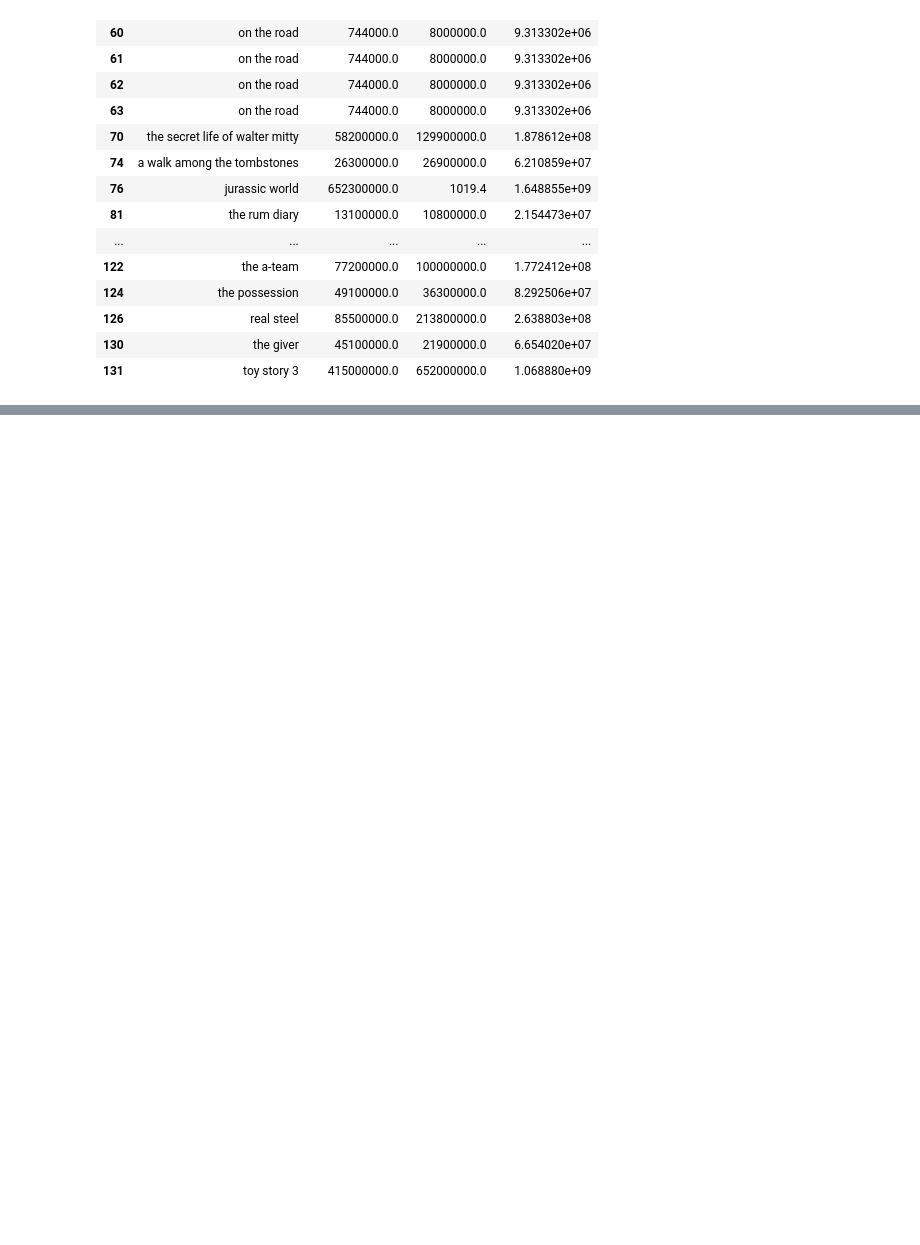
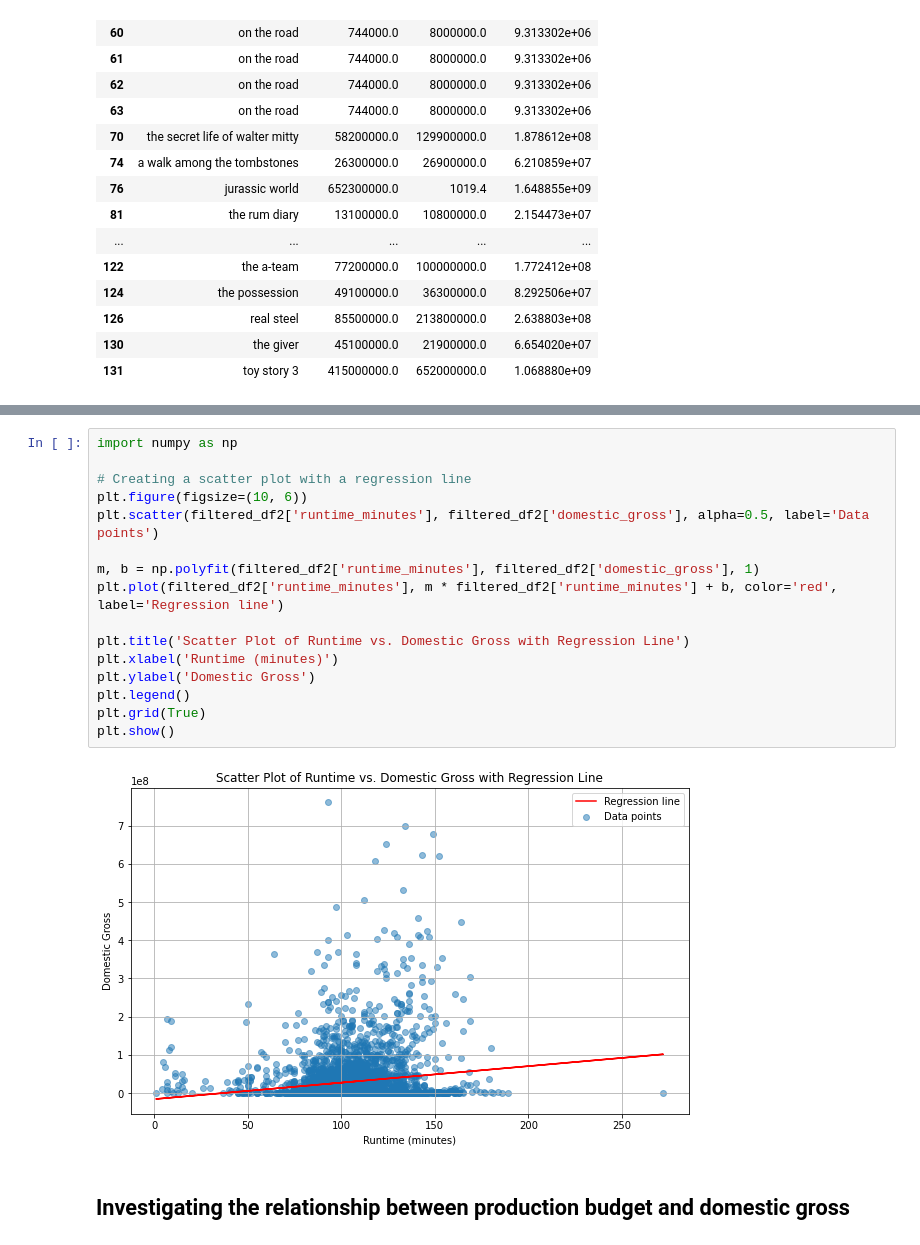
Before and after one commit to agambino720/movie_analytics_project, a Jupyter notebook: movie_analytics_project.ipynb, the cells around one changed output, grey strips where cells are left out. Saved outputs shown, nothing was run; the diff lists cells and outputs as text; blank space fills up the shorter version.

```diff
--- a/movie_analytics_project.ipynb
+++ b/movie_analytics_project.ipynb
@@ -1321,0 +1392,20 @@ dtype: int64
+# %%
+import numpy as np
+
+# Creating a scatter plot with a regression line
+plt.figure(figsize=(10, 6))
+plt.scatter(filtered_df2['runtime_minutes'], filtered_df2['domestic_gross'], alpha=0.5, label='Data points')
+
+m, b = np.polyfit(filtered_df2['runtime_minutes'], filtered_df2['domestic_gross'], 1)
+plt.plot(filtered_df2['runtime_minutes'], m * filtered_df2['runtime_minutes'] + b, color='red', label='Regression line')
+
+plt.title('Scatter Plot of Runtime vs. Domestic Gross with Regression Line')
+plt.xlabel('Runtime (minutes)')
+plt.ylabel('Domestic Gross')
+plt.legend()
+plt.grid(True)
+plt.show()
+# %% [output]
+[figure, added]
+# %% [markdown]
+## Investigating the relationship between production budget and domestic gross
```
Also changed, not shown: parts of 60 cells of this notebook.
